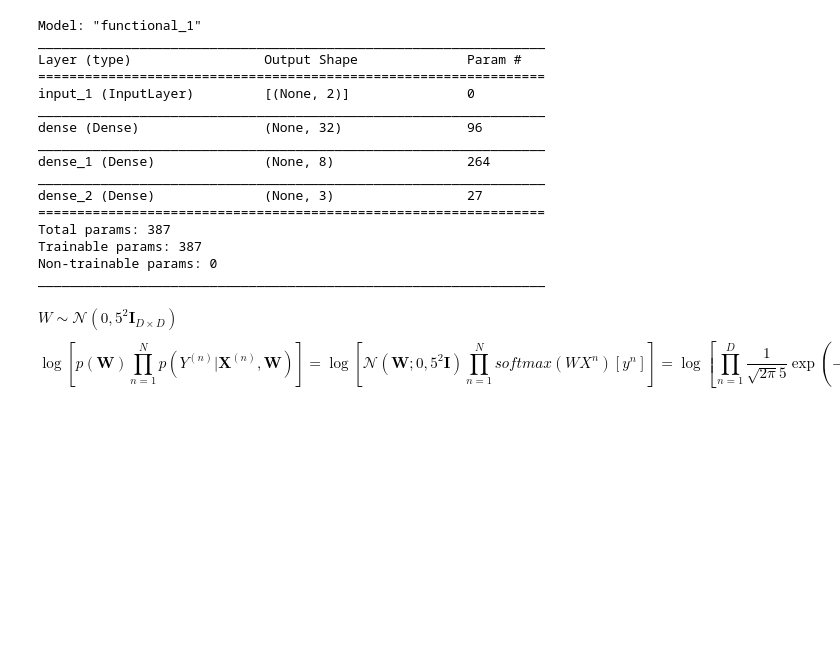
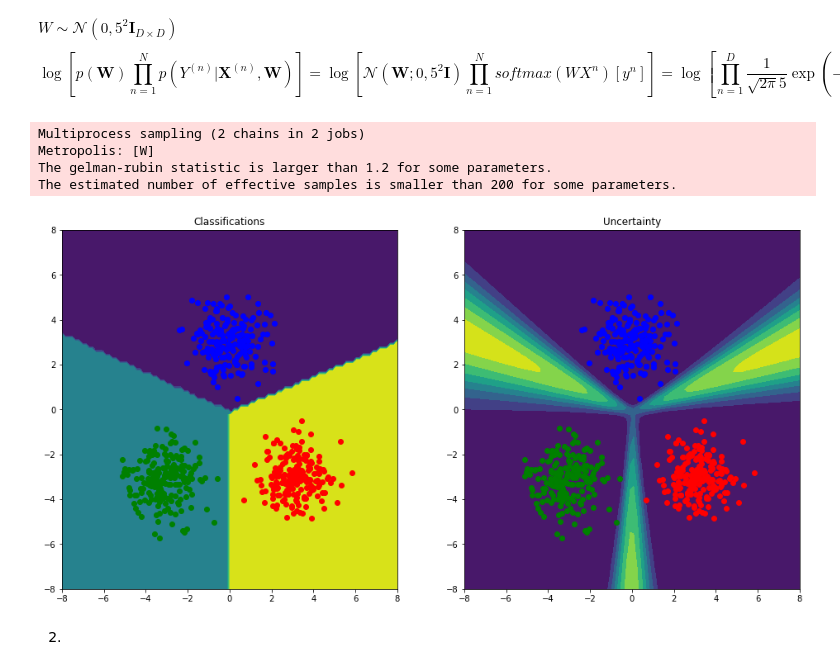
Before and after one commit to catharinewu/XXNM, a Jupyter notebook: NLM.ipynb, the cells around one changed output. Cells and saved outputs as stored; diff of their text form; code cells hidden in the pictures; blank space fills up the shorter version.

```diff
--- a/NLM.ipynb
+++ b/NLM.ipynb
@@ -88,31 +145,48 @@ Test loss: 0.318398118019104
 Test accuracy: 1.0
 (180, 3)
 AUC:  1.0
-# %%
-model.summary()
-# %% [output]
-Model: "functional_1"
-_________________________________________________________________
-Layer (type)                 Output Shape              Param #
-=================================================================
-input_1 (InputLayer)         [(None, 2)]               0
-_________________________________________________________________
-dense (Dense)                (None, 32)                96
-_________________________________________________________________
-dense_1 (Dense)              (None, 8)                 264
-_________________________________________________________________
-dense_2 (Dense)              (None, 3)                 27
-=================================================================
-Total params: 387
-Trainable params: 387
-Non-trainable params: 0
-_________________________________________________________________
 # %%
 # The last hidden layer ---> index = 2
 intermediate_layer_model = keras.Model(inputs=model.input,
-                                       outputs=model.get_layer(index = 2).output)
+                                       outputs=model.get_layer(index = 4).output)
 # feature map
 intermediate_output = np.array(intermediate_layer_model(df1a[['x','y']].values))
 # %% [markdown]
 $W \sim \mathcal{N}(0, 5^2 \mathbf{I}_{D\times D})$
 $$\log \left[p(\mathbf{W})\prod_{n=1}^N p(Y^{(n)} |\mathbf{X}^{(n)} , \mathbf{W}) \right] = \log \left[\mathcal{N}(\mathbf{W}; 0, 5^2 \mathbf{I}) \prod_{n=1}^N softmax(WX^n)[y^n] \right]  = \log \left[  \prod_{n=1}^{D} \frac{1}{\sqrt{2\pi}5} \exp(-\frac{1}{2}(\frac{w_n}{5})^2) * \prod_{n=1}^N softmax(WX^n)[y^n]\right]  = \sum_{n=1}^{N} \log{(softmax(WX^n)[y^n])} + D* \log{\frac{1}{\sqrt{2\pi}5}} +(-\frac{1}{50} \sum_{n=1}^{D} w_n^2)$$
+# %%
+# pymc sampler
+import autograd.numpy as np
+import pymc3 as pm
+import theano.tensor as T
+theano.config.gcc.cxxflags = "-Wno-c++11-narrowing"
+nc = 3 # 3 classes
+D = nc * (intermediate_output.shape[1] + 1)
+x = intermediate_output
+y = df1a['label'].values
+Priord = 1
+x_with_constant = np.hstack((x, np.ones((x.shape[0], 1), dtype=x.dtype)))
+with pm.Model() as bayesian_model:
+    #define priors
+    W = pm.Normal('W', mu=0, tau=1./(Priord**2), shape= D)
+
+    p = pm.math.dot(x_with_constant, W.reshape((-1,nc)))
+
+    #softmax
+    theta = T.nnet.softmax(p)
+    #define binomial likelihood
+    y_obs = pm.Categorical('y_obs',  p=theta, observed=y)
+    step = pm.Metropolis()
+    trace = pm.sample(5000,step,tune = 10000,chains = 2)
+thinned_trace = trace[::1]['W']
+# %% [output]
+Multiprocess sampling (2 chains in 2 jobs)
+Metropolis: [W]
+The gelman-rubin statistic is larger than 1.2 for some parameters.
+The estimated number of effective samples is smaller than 200 for some parameters.
+# %%
+_,pp = plot_graphs(df1a,thinned_trace,model)
+# %% [output]
+[figure, added]
+# %% [markdown]
+2.
```
Also changed, not shown: parts of 32 cells of this notebook.
